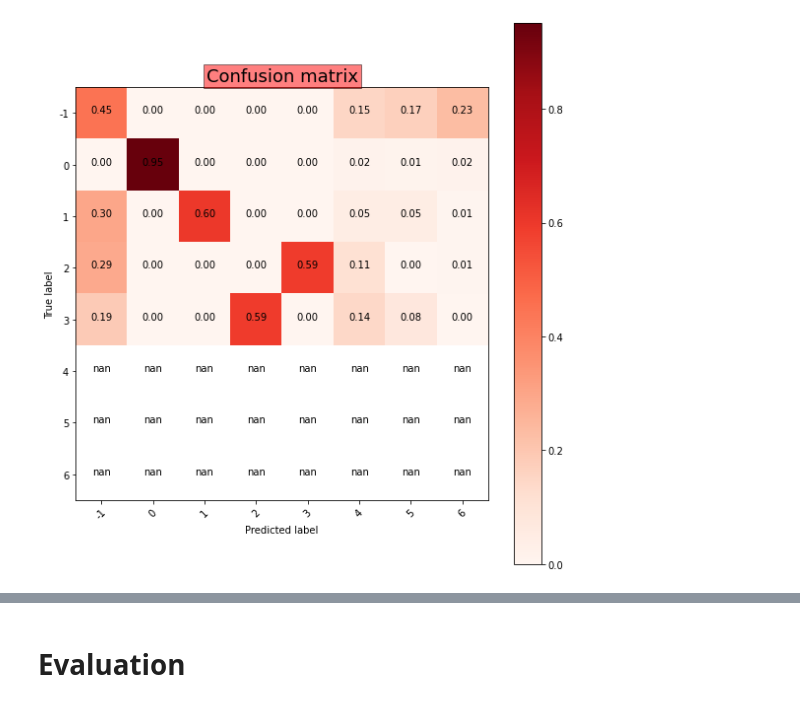
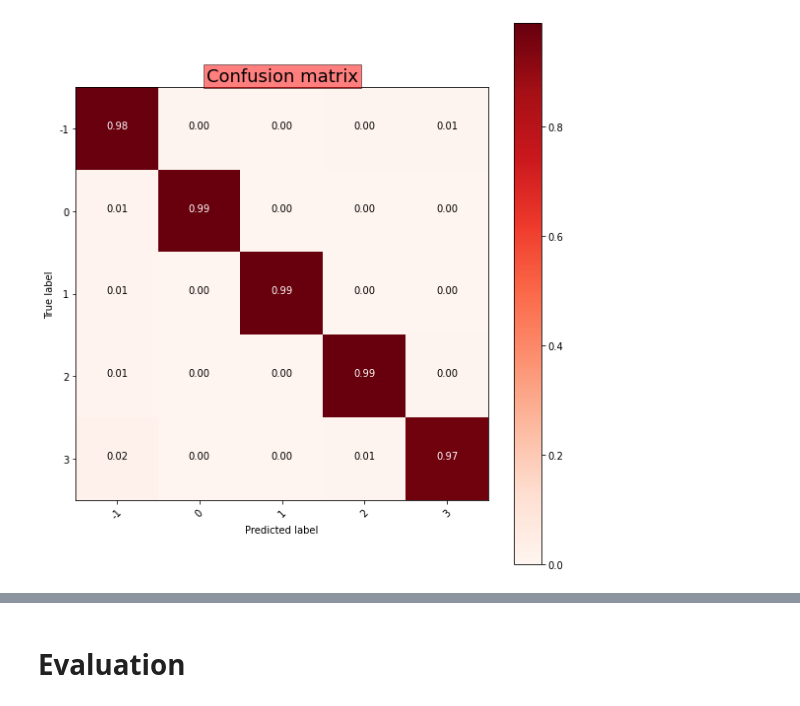
Before and after one commit to pedroafleite/instacart-market-basket-analysis, a Jupyter notebook: instacart_4_modelling.ipynb, the cells around one changed output, grey strips where cells are left out. Drawn from its saved outputs; the diff is of its cells as text; code cells hidden in the pictures.

```diff
--- a/instacart_4_modelling.ipynb
+++ b/instacart_4_modelling.ipynb
@@ -86,29 +103,29 @@ param_grid = {"max_features": np.linspace(1,10,10, dtype=int),
               "min_samples_split": np.linspace(2, 10, 9, dtype=int),
               "n_estimators":[100, 200, 300]}
 
-# Choose cross-validation techniques for the inner and outer loops,
-# independently of the dataset.
-inner_cv = KFold(n_splits=5, shuffle=True, random_state=40)
-outer_cv = KFold(n_splits=5, shuffle=True, random_state=40)
+# Choose cross-validation techniques
+cv = KFold(n_splits=5, shuffle=True, random_state=40)
 
 # Non_nested parameter search and scoring
-rfc_rs_km5 = RandomizedSearchCV(rfc, param_grid, cv=inner_cv, scoring='accuracy',
+rfc_rs_km5 = RandomizedSearchCV(rfc, param_grid, cv=cv, scoring='accuracy',
                             random_state=40, n_iter=10)
-rfc_rs_km5.fit(X_km5, y_km5.ravel())
+rfc_rs_km5.fit(X_train_km5, y_train_km5.ravel())
 
-# Nested CV with parameter optimization
-nested_score = cross_val_score(rfc_rs_km5, X=X_km5, y=y_km5.ravel(), cv=outer_cv)
+# Nested CV with parameter optimization (disregarding three-fold split of dataset)
+nested_score = cross_val_score(rfc_rs_km5, X=X_valid_km5, y=y_valid_km5.ravel(), cv=cv)
 
-print("Best hyperparametres on the training set:",
-      rfc_rs.best_params_)
-print("accuracy score : %.4f" % nested_score.mean())
+# rebuild a model on the combined training and validation set and evaluate it on the test set
+rfc_rs_km5_best = RandomForestClassifier(**rfc_rs_km5.best_params_)
+rfc_rs_km5_best.fit(X_trainval_km5, y_trainval_km5)
+best_score = cross_val_score(rfc_rs_km5, X=X_test_km5, y=y_test_km5.ravel(), cv=cv)
 
+print("accuracy score : %.4f" % best_score.mean())
 
-rfc_rs_df=pd.DataFrame(np.transpose([rfc_rs.cv_results_['mean_test_score'],
-                                     rfc_rs.cv_results_['param_max_features'].data,
-                                     rfc_rs.cv_results_['param_min_samples_leaf'].data,
-                                     rfc_rs.cv_results_['param_n_estimators'].data,
-                                     rfc_rs.cv_results_['param_min_samples_split'].data]),
+rfc_rs_df=pd.DataFrame(np.transpose([rfc_rs_km5.cv_results_['mean_test_score'],
+                                     rfc_rs_km5.cv_results_['param_max_features'].data,
+                                     rfc_rs_km5.cv_results_['param_min_samples_leaf'].data,
+                                     rfc_rs_km5.cv_results_['param_n_estimators'].data,
+                                     rfc_rs_km5.cv_results_['param_min_samples_split'].data]),
                            columns=['score', 'max_features', 'samples_leaf',
                                     'n_estimators', 'min_samples_split'])
 rfc_rs_df.plot(subplots=True,figsize=(10, 10))
@@ -293,14 +306,14 @@ def plot_confusion_matrix(cm, classes, title, cmap=plt.cm.Reds):
     plt.tight_layout()
 # %%
 # Confusion matrix of the Random Forests classifier model
-# (target variable: Customer_Category_km5)
+# (target variable: Customer_Category_km8)
 
 y_pred_km5 = rfc_rs_km5.predict(X_test_km5)
-cnf_matrix = confusion_matrix(y_test_km5, y_pred)
-plot_confusion_matrix(cnf_matrix, classes=[i for i in range(-1, 7)],
+cnf_matrix = confusion_matrix(y_test_km5, y_pred_km5)
+plot_confusion_matrix(cnf_matrix, classes=[i for i in range(-1, 4)],
                       title='Confusion matrix')
 # %% [output]
-[figure, old version]
+[figure, new version]
 # %%
 # Confusion matrix of the Random Forests classifier model
 # (target variable: Customer_Category_km8)
```
Also changed, not shown: parts of 36 cells of this notebook.
